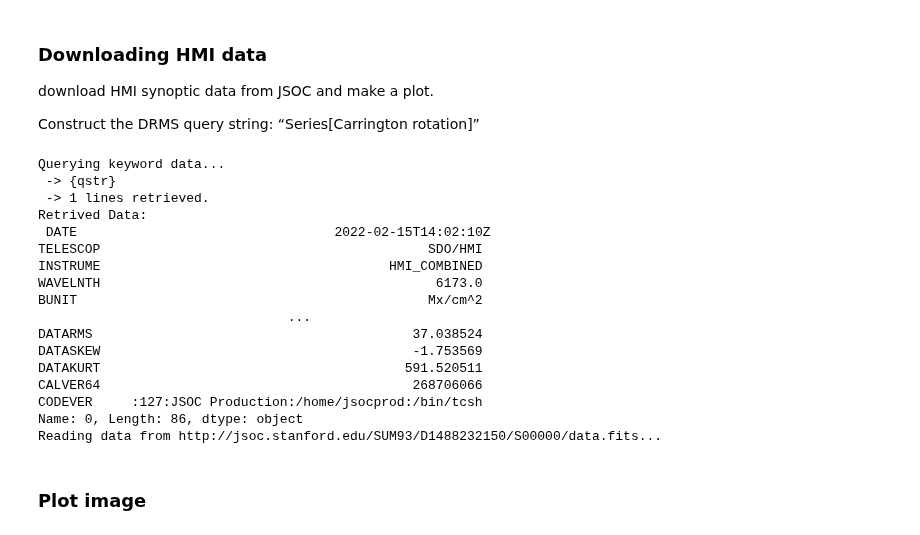
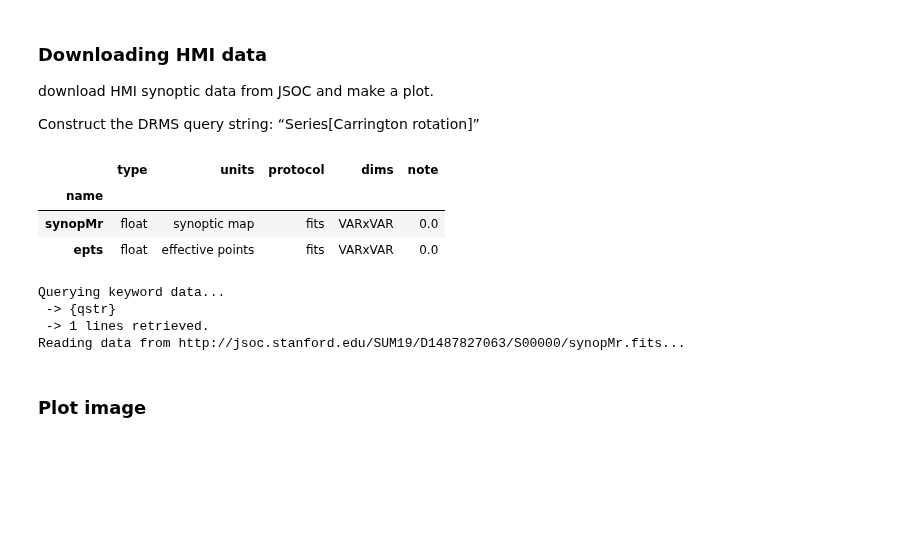
Before and after one commit to wilmi94/MasterThesis, a Jupyter notebook: MT_Prototype.ipynb, the cells around one changed output. Cells and saved outputs as stored; diff of their text form; code cells hidden in the pictures; blank space fills up the shorter version.

```diff
--- a/MT_Prototype.ipynb
+++ b/MT_Prototype.ipynb
@@ -67,3 +83,13 @@ client.series(r'hmi\.m'); # show available data (remove ;)
 download HMI synoptic data from JSOC and make a plot.
 
 Construct the DRMS query string: “Series[Carrington rotation]”
+# %%
+qstr = 'hmi.synoptic_mr_720s[2253]' # choose series
+#qstr = 'hmi.Mharp_720s_nrt[280829]'
+si = client.info(qstr)
+si.segments
+# %% [output]
+|  | type | units | protocol | dims | note |
+| name |  |  |  |  |  |
+| synopMr | float | synoptic map | fits | VARxVAR | 0.0 |
+| epts | float | effective points | fits | VARxVAR | 0.0 |
@@ -70,17 +99,12 @@ Construct the DRMS query string: “Series[Carrington rotation]”
 # %%
-#qstr = 'hmi.synoptic_mr_720s[2251]'
-qstr = 'hmi.mrdailysynframe_720s_nrt[$]'
-
 # Send request to the DRMS server
 print('Querying keyword data...\n -> {qstr}')
-segname = 'data' #'synopMr'
+
 results, filenames = client.query(qstr, key=drms.const.all, seg=segname)
 print(f' -> {len(results)} lines retrieved.')
 
 # Use only the first line of the query result
 results = results.iloc[0]
-print('Retrived Data: \n', results)
-
 fname = f'http://jsoc.stanford.edu{filenames[segname][0]}'
 
 # Read the data segment
@@ -92,20 +116,7 @@ ny, nx = a.shape
 Querying keyword data...
  -> {qstr}
  -> 1 lines retrieved.
-Retrived Data:
- DATE                                 2022-02-15T14:02:10Z
-TELESCOP                                          SDO/HMI
-INSTRUME                                     HMI_COMBINED
-WAVELNTH                                           6173.0
-BUNIT                                             Mx/cm^2
-                                ...
-DATARMS                                         37.038524
-DATASKEW                                        -1.753569
-DATAKURT                                       591.520511
-CALVER64                                        268706066
-CODEVER     :127:JSOC Production:/home/jsocprod:/bin/tcsh
-Name: 0, Length: 86, dtype: object
-Reading data from http://jsoc.stanford.edu/SUM93/D1488232150/S00000/data.fits...
+Reading data from http://jsoc.stanford.edu/SUM19/D1487827063/S00000/synopMr.fits...
 # %% [markdown]
 ### Plot image
 # %%
```
Also changed, not shown: parts of 26 cells of this notebook.
